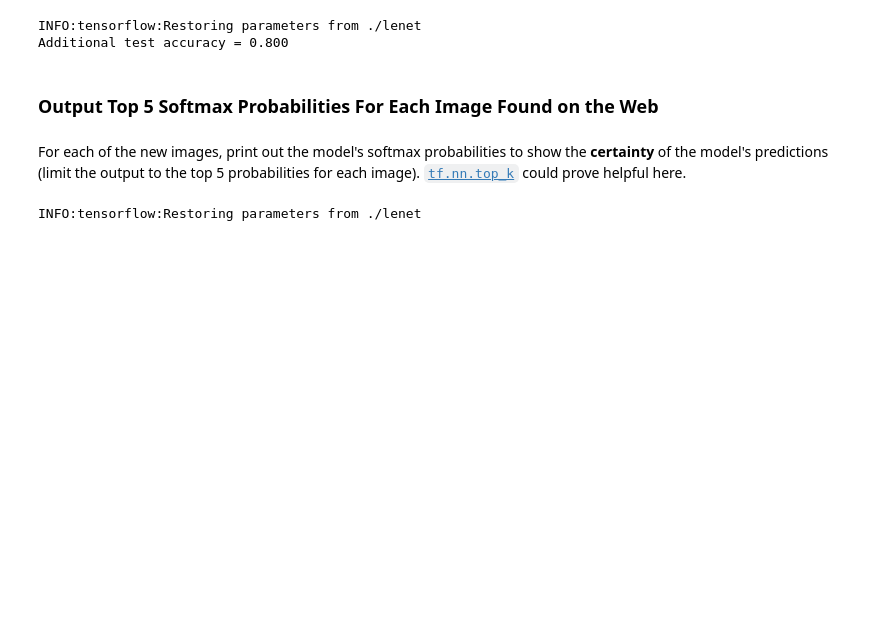
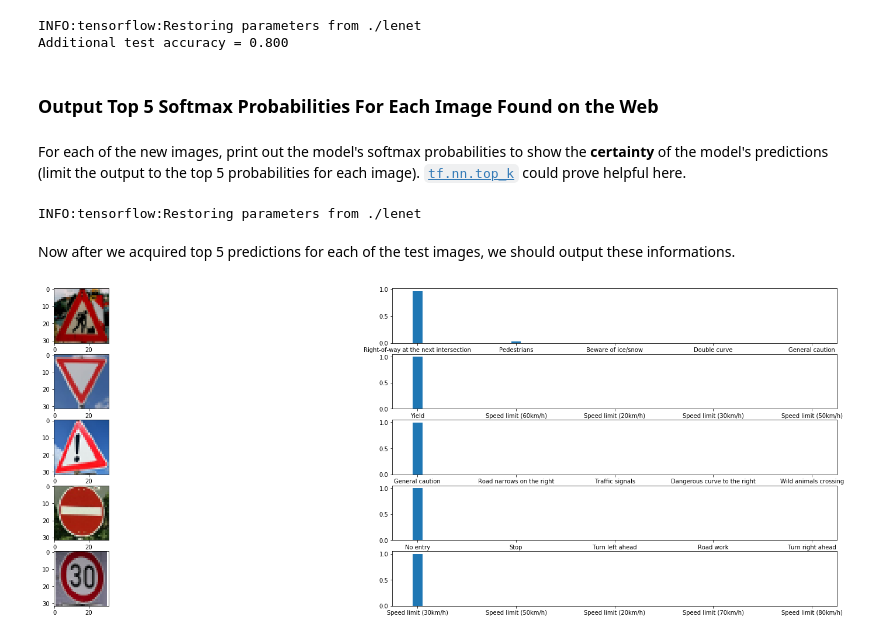
Before and after one commit to MarkoGodra/Traffic-Sign-Classifier, a Jupyter notebook: Traffic_Sign_Classifier.ipynb, the cells around one changed output. Cells and saved outputs as stored; diff of their text form; code cells hidden in the pictures; blank space fills up the shorter version.

Commit message:
Output top 5 predictions

```diff
--- a/Traffic_Sign_Classifier.ipynb
+++ b/Traffic_Sign_Classifier.ipynb
@@ -495,3 +495,35 @@ with tf.Session() as sess:
     top_k = sess.run(top_k_operation, feed_dict={x: X_test_additional_normalized, keep_prob: 1.0})
 # %% [output]
 INFO:tensorflow:Restoring parameters from ./lenet
+# %% [markdown]
+Now after we acquired top 5 predictions for each of the test images, we should output these informations.
+# %%
+# Read all the label names from sign names
+sign_names_file = open("signnames.csv", "r")
+
+# Skip 1st line
+sign_names_file.readline()
+lines = sign_names_file.read().split('\n')
+# Discard last line
+lines = lines[0:-1]
+
+# Prepare list for with sign names
+sign_names = []
+for line in lines:
+    sign_names.append(line.split(',')[1])
+# %%
+# Prepare plots
+f, ax = plt.subplots(5, 2, figsize = (30, 10))
+
+# Print predicitons for each value
+for i in range(5):
+    x = (sign_names[top_k.indices[i][0]],
+        sign_names[top_k.indices[i][1]],
+        sign_names[top_k.indices[i][2]],
+        sign_names[top_k.indices[i][3]],
+        sign_names[top_k.indices[i][4]])
+
+    ax[i][0].imshow(image_list[i])
+    ax[i][1].bar(x, top_k.values[i], 0.1)
+# %% [output]
+[figure, added]
```
